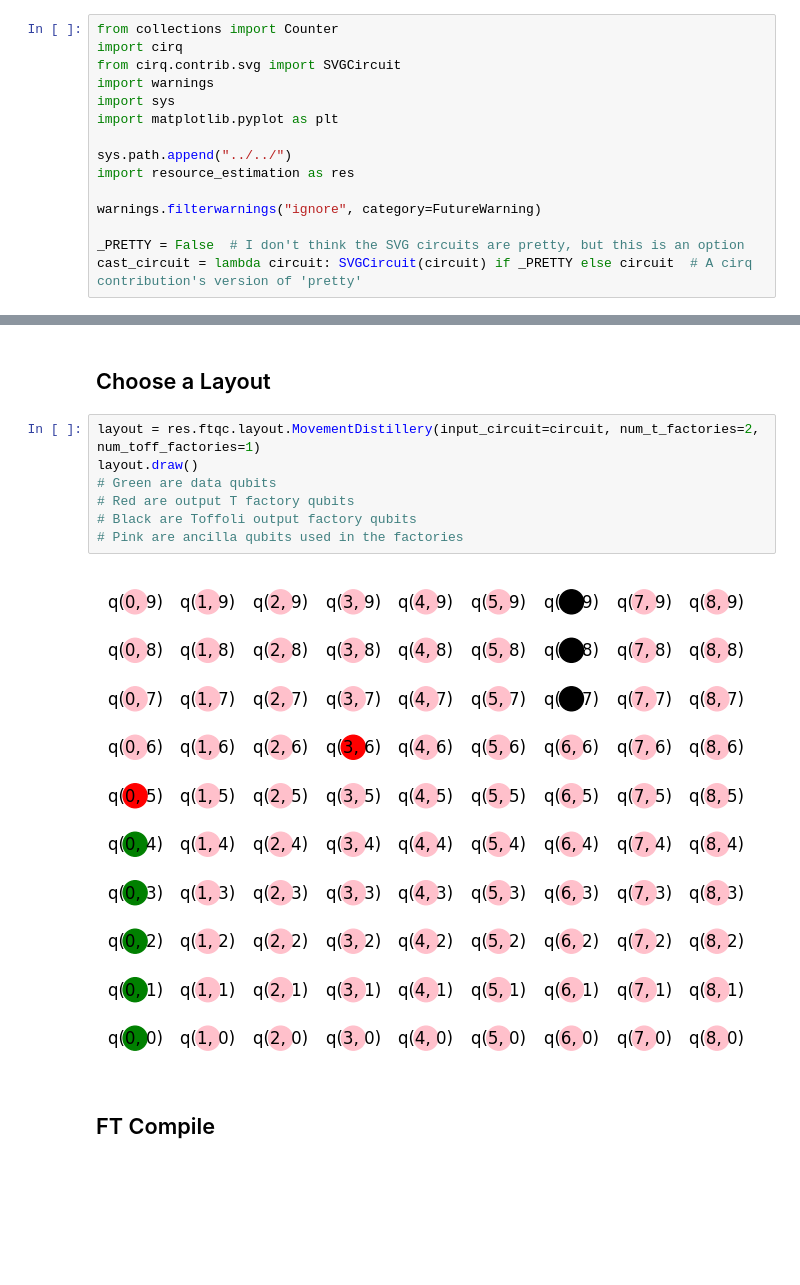
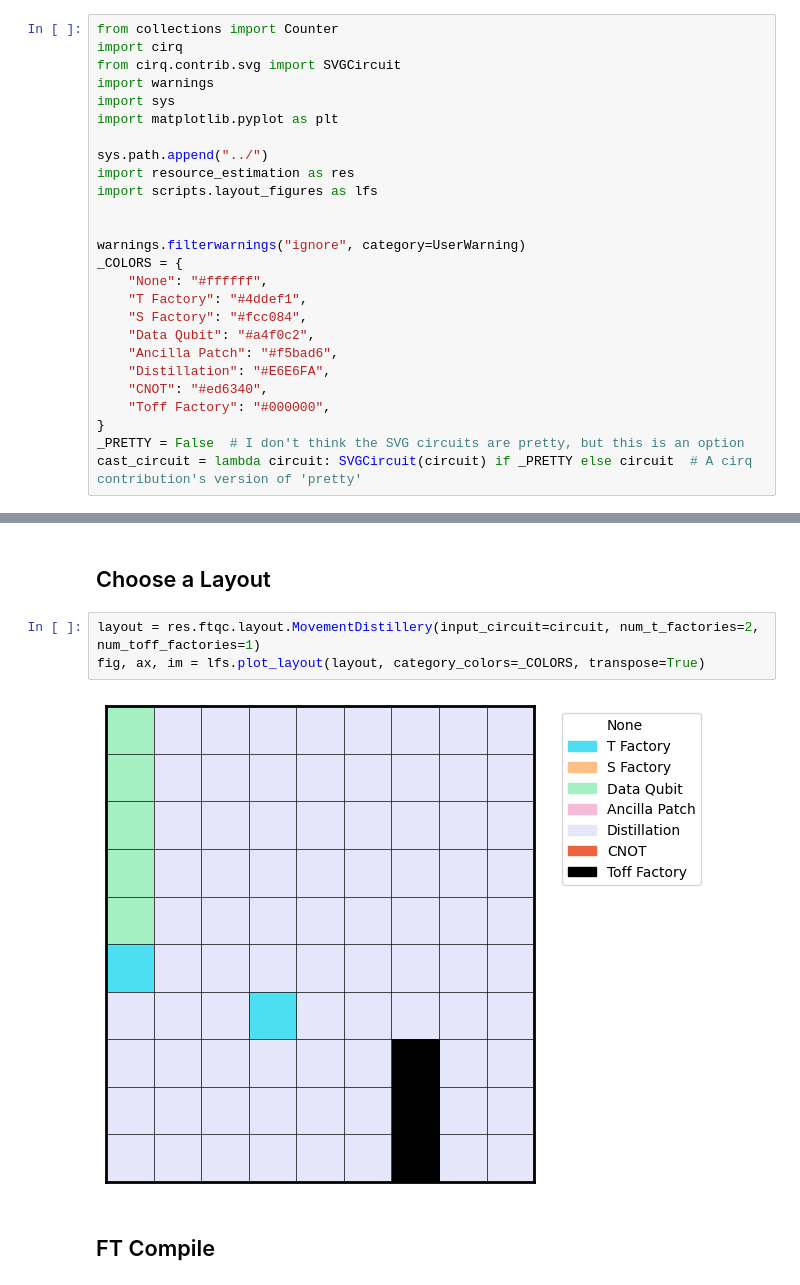
Before and after one commit to Infleqtion/resource-superstaq, a Jupyter notebook: notebooks/distillation_notebook/using_distillation.ipynb, the cells around one changed output, grey strips where cells are left out. Saved outputs shown, nothing was run; the diff lists cells and outputs as text; blank space fills up the shorter version.

```diff
--- a/notebooks/distillation_notebook/using_distillation.ipynb
+++ b/notebooks/distillation_notebook/using_distillation.ipynb
@@ -6,11 +6,22 @@ import warnings
 import sys
 import matplotlib.pyplot as plt
 
-sys.path.append("../../")
+sys.path.append("../")
 import resource_estimation as res
+import scripts.layout_figures as lfs
 
-warnings.filterwarnings("ignore", category=FutureWarning)
 
+warnings.filterwarnings("ignore", category=UserWarning)
+_COLORS = {
+    "None": "#ffffff",
+    "T Factory": "#4ddef1",
+    "S Factory": "#fcc084",
+    "Data Qubit": "#a4f0c2",
+    "Ancilla Patch": "#f5bad6",
+    "Distillation": "#E6E6FA",
+    "CNOT": "#ed6340",
+    "Toff Factory": "#000000",
+}
 _PRETTY = False  # I don't think the SVG circuits are pretty, but this is an option
 cast_circuit = lambda circuit: SVGCircuit(circuit) if _PRETTY else circuit  # A cirq contribution's version of 'pretty'
 # %% [markdown]
@@ -72,13 +84,9 @@ ssm = res.ftqc.DefaultMovement(
 ## Choose a Layout
 # %%
 layout = res.ftqc.layout.MovementDistillery(input_circuit=circuit, num_t_factories=2, num_toff_factories=1)
-layout.draw()
-# Green are data qubits
-# Red are output T factory qubits
-# Black are Toffoli output factory qubits
-# Pink are ancilla qubits used in the factories
+fig, ax, im = lfs.plot_layout(layout, category_colors=_COLORS, transpose=True)
 # %% [output]
-[figure, old version]
+[figure, new version]
 # %% [markdown]
 ## FT Compile
 # %%
```
Also changed, not shown: parts of 9 cells of this notebook, 2 other files.
